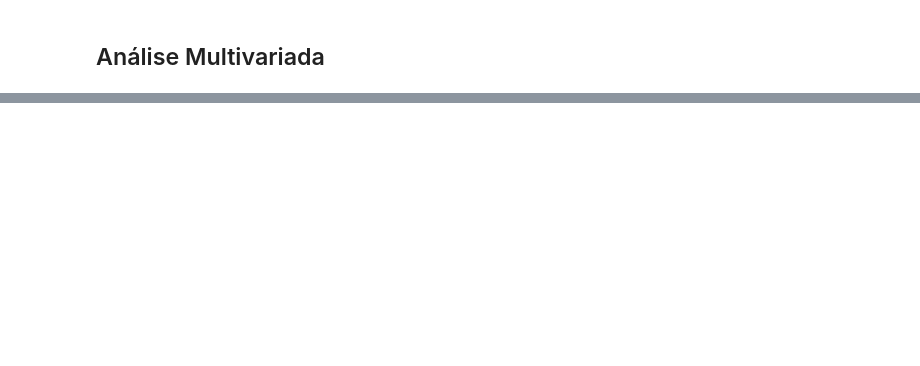
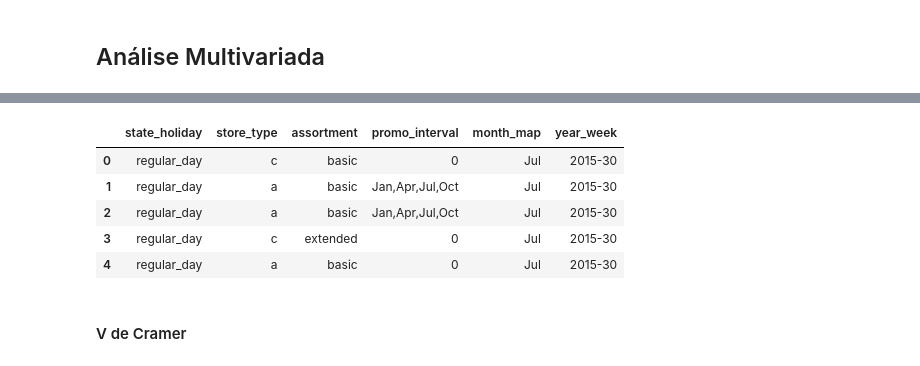
Before and after one commit to nortonvanz/Pharmacy-Sales-Forecast, a Jupyter notebook: notebooks/m04_eda.ipynb, the cells around one changed output, grey strips where cells are left out. Cells and saved outputs as stored; diff of their text form; code cells hidden in the pictures; blank space fills up the shorter version.

```diff
--- a/notebooks/m04_eda.ipynb
+++ b/notebooks/m04_eda.ipynb
@@ -1571,0 +1660,11 @@ Responde: Como as variáveis impactam nas outras, e como elas juntas impactam na
+# %%
+a.head()
+# %% [output]
+|  | state_holiday | store_type | assortment | promo_interval | month_map | year_week |
+| 0 | regular_day | c | basic | 0 | Jul | 2015-30 |
+| 1 | regular_day | a | basic | Jan,Apr,Jul,Oct | Jul | 2015-30 |
+| 2 | regular_day | a | basic | Jan,Apr,Jul,Oct | Jul | 2015-30 |
+| 3 | regular_day | c | extended | 0 | Jul | 2015-30 |
+| 4 | regular_day | a | basic | 0 | Jul | 2015-30 |
+# %% [markdown]
+#### V de Cramer
```
Also changed, not shown: parts of 142 cells of this notebook.
